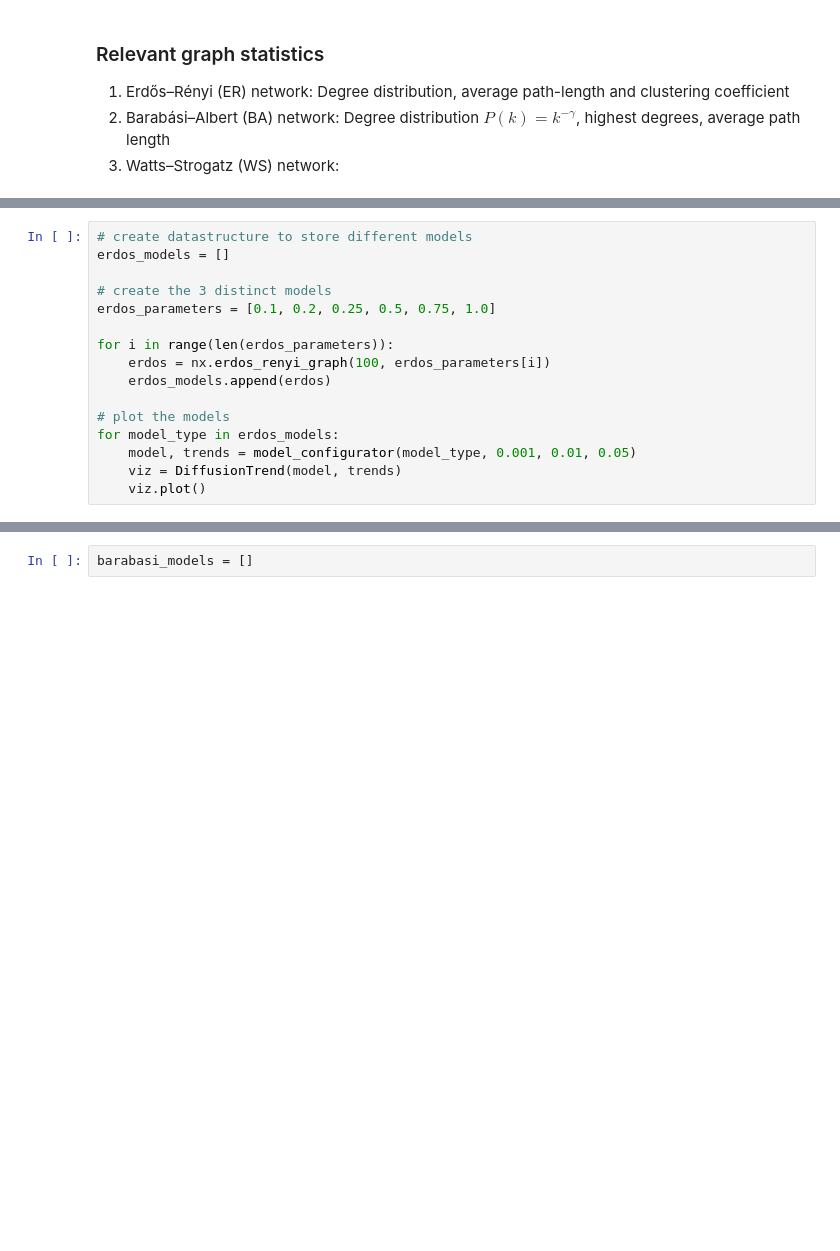
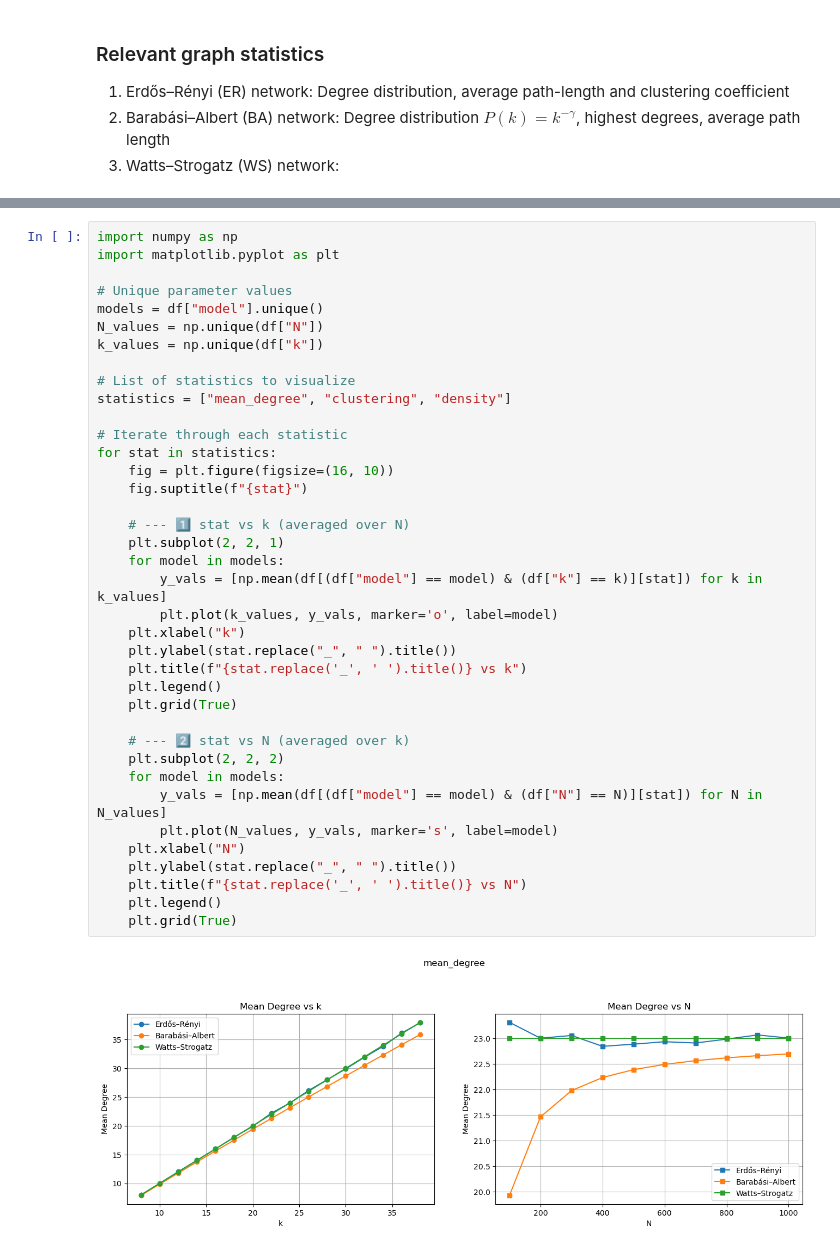
Before and after one commit to Jensen-25/intro_comp_sc_ass2, a Jupyter notebook: Version_jensen.ipynb, the cells around one changed output, grey strips where cells are left out. Drawn from its saved outputs; the diff is of its cells as text; blank space fills up the shorter version.

```diff
--- a/Version_jensen.ipynb
+++ b/Version_jensen.ipynb
@@ -503,17 +594 @@ def model_configurator(model_type, beta, gamma, infected_initial):
     return model, trends
-# %%
-# create datastructure to store different models
-erdos_models = []
-
-# create the 3 distinct models
-erdos_parameters = [0.1, 0.2, 0.25, 0.5, 0.75, 1.0]
-
-for i in range(len(erdos_parameters)):
-    erdos = nx.erdos_renyi_graph(100, erdos_parameters[i])
-    erdos_models.append(erdos)
-
-# plot the models
-for model_type in erdos_models:
-    model, trends = model_configurator(model_type, 0.001, 0.01, 0.05)
-    viz = DiffusionTrend(model, trends)
-    viz.plot()
@@ -527,2 +653,40 @@ for model_type in erdos_models:
 # %%
-barabasi_models = []
+import numpy as np
+import matplotlib.pyplot as plt
+
+# Unique parameter values
+models = df["model"].unique()
+N_values = np.unique(df["N"])
+k_values = np.unique(df["k"])
+
+# List of statistics to visualize
+statistics = ["mean_degree", "clustering", "density"]
+
+# Iterate through each statistic
+for stat in statistics:
+    fig = plt.figure(figsize=(16, 10))
+    fig.suptitle(f"{stat}")
+
+    # --- 1️⃣ stat vs k (averaged over N)
+    plt.subplot(2, 2, 1)
+    for model in models:
+        y_vals = [np.mean(df[(df["model"] == model) & (df["k"] == k)][stat]) for k in k_values]
+        plt.plot(k_values, y_vals, marker='o', label=model)
+    plt.xlabel("k")
+    plt.ylabel(stat.replace("_", " ").title())
+    plt.title(f"{stat.replace('_', ' ').title()} vs k")
+    plt.legend()
+    plt.grid(True)
+
+    # --- 2️⃣ stat vs N (averaged over k)
+    plt.subplot(2, 2, 2)
+    for model in models:
+        y_vals = [np.mean(df[(df["model"] == model) & (df["N"] == N)][stat]) for N in N_values]
+        plt.plot(N_values, y_vals, marker='s', label=model)
+    plt.xlabel("N")
+    plt.ylabel(stat.replace("_", " ").title())
+    plt.title(f"{stat.replace('_', ' ').title()} vs N")
+    plt.legend()
+    plt.grid(True)
+# %% [output]
+[figure, added]
```
Also changed, not shown: parts of 19 cells of this notebook, 3 other files.
